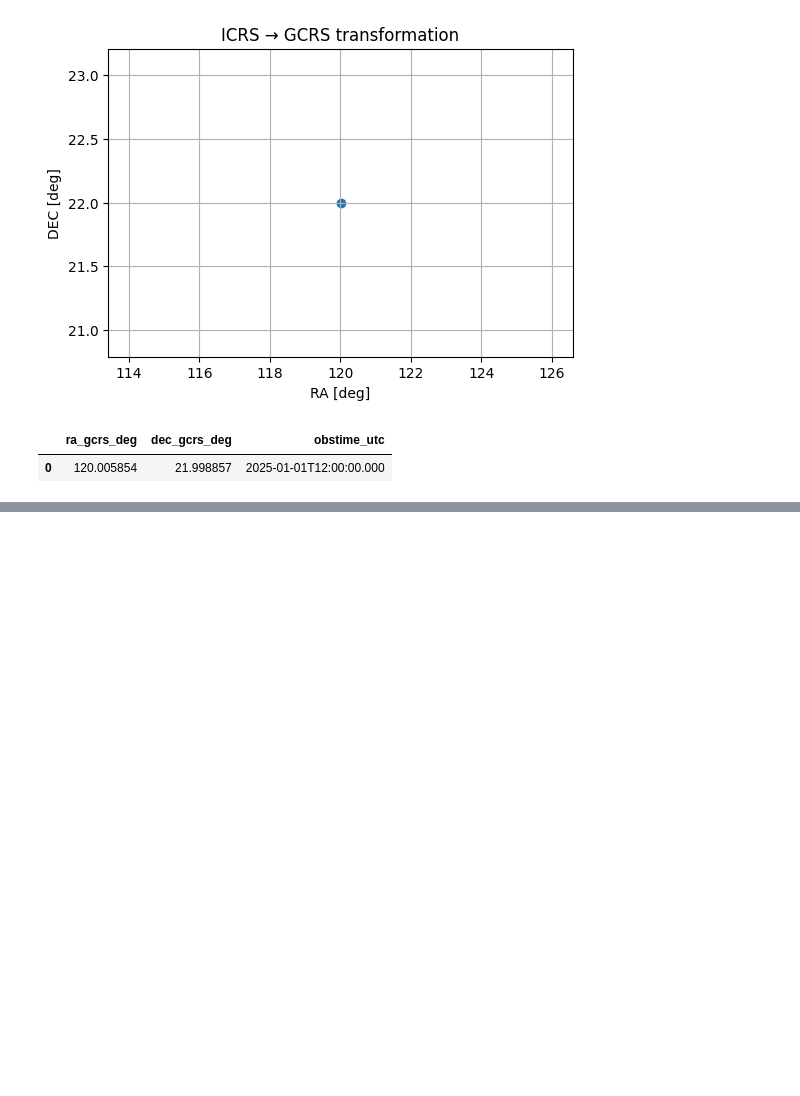
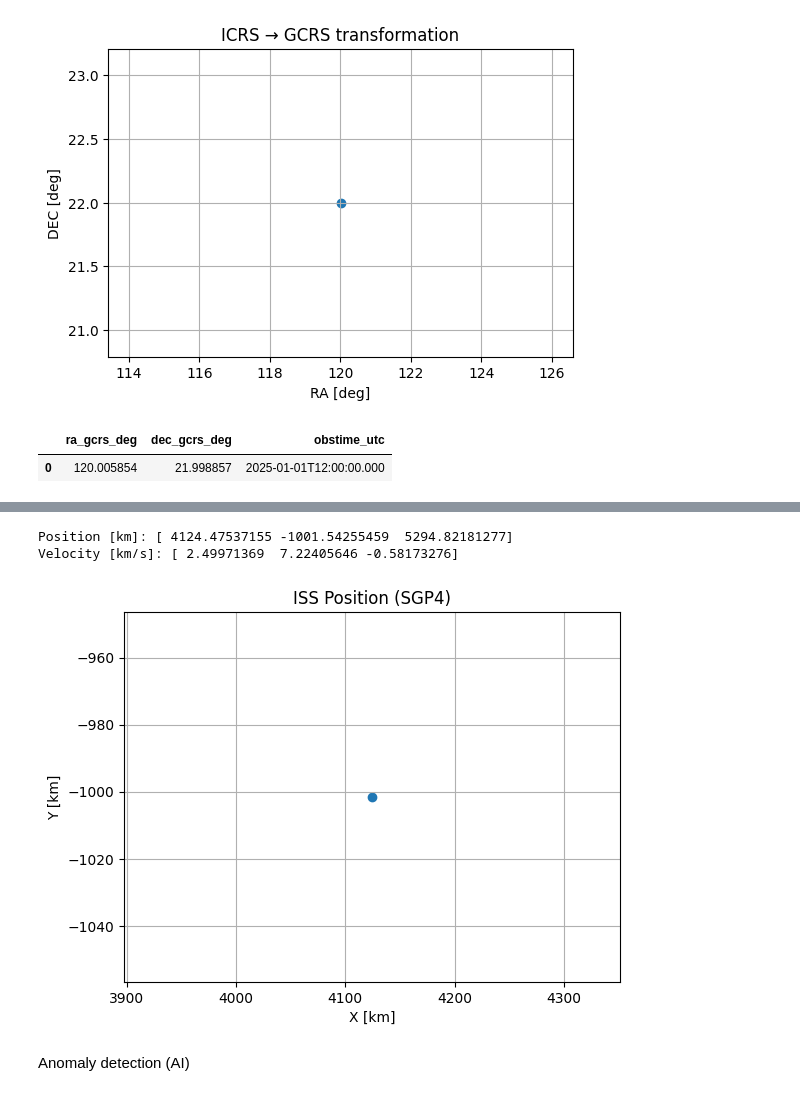
Before and after one commit to MrckHckr/orbit-validation, a Jupyter notebook: notebooks/validation.ipynb, the cells around one changed output, grey strips where cells are left out. Cells and saved outputs as stored; diff of their text form; code cells hidden in the pictures; blank space fills up the shorter version.

```diff
--- a/notebooks/validation.ipynb
+++ b/notebooks/validation.ipynb
@@ -127,0 +141,40 @@ df
+# %%
+# Example TLE (ISS)
+from sgp4.api import Satrec
+from astropy.time import Time
+import numpy as np
+
+tle_line1 = "1 25544U 98067A   25001.50000000  .00016717  00000+0  10270-3 0  9003"
+tle_line2 = "2 25544  51.6416 247.4627 0004238 130.5360 325.0288 15.49815378430000"
+
+sat = Satrec.twoline2rv(tle_line1, tle_line2)
+# %%
+# Orbital propagation
+t = Time("2025-01-01T12:00:00", scale="utc")
+jd, fr = t.jd1, t.jd2
+
+error, r, v = sat.sgp4(jd, fr)
+
+r = np.array(r)  # km
+v = np.array(v)  # km/s
+
+print("Position [km]:", r)
+print("Velocity [km/s]:", v)
+# %% [output]
+Position [km]: [ 4124.47537155 -1001.54255459  5294.82181277]
+Velocity [km/s]: [ 2.49971369  7.22405646 -0.58173276]
+# %%
+# Orbital validation
+import matplotlib.pyplot as plt
+
+plt.figure()
+plt.scatter(r[0], r[1])
+plt.xlabel("X [km]")
+plt.ylabel("Y [km]")
+plt.title("ISS Position (SGP4)")
+plt.grid()
+plt.show()
+# %% [output]
+[figure, added]
+# %% [markdown]
+Anomaly detection (AI)
```
Also changed, not shown: parts of 5 cells of this notebook.
